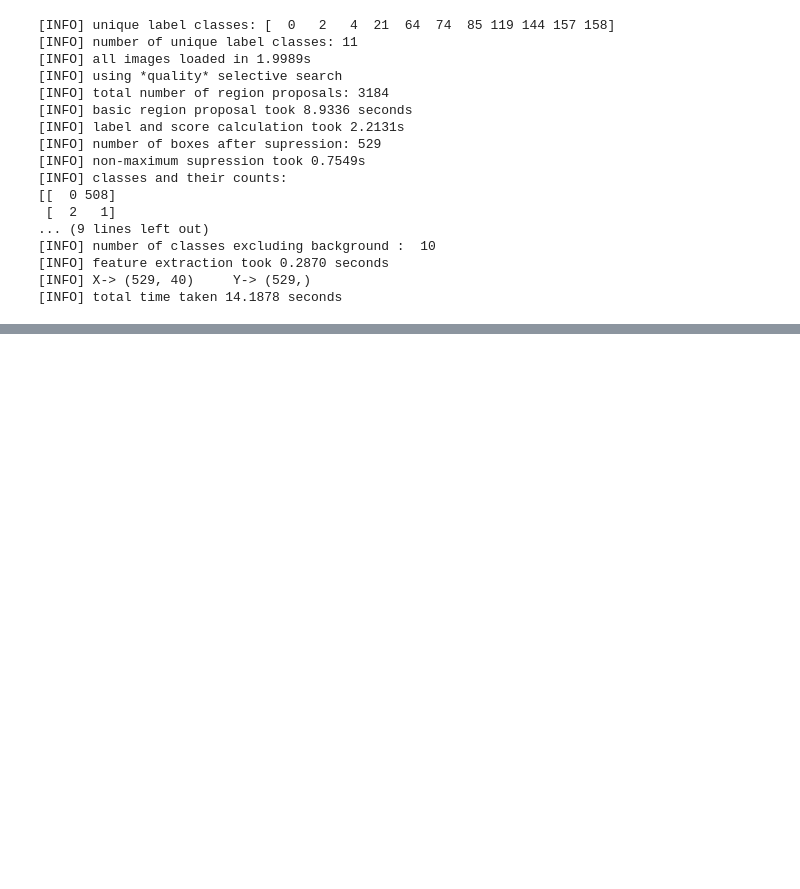
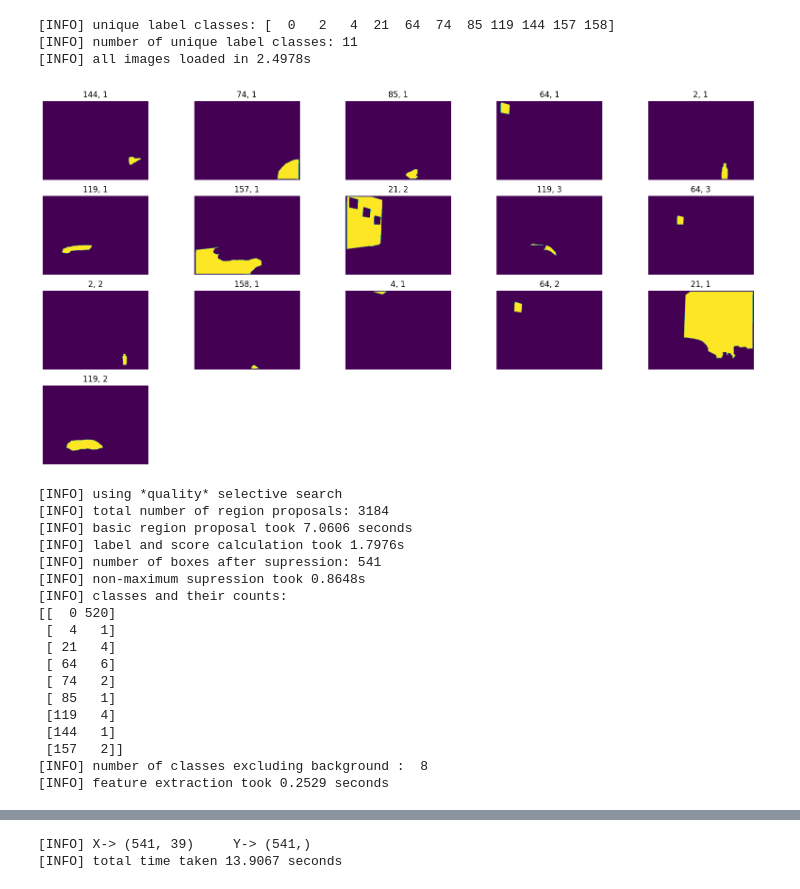
Before and after one commit to ek234/RCNN-depth-py, a Jupyter notebook: region_proposal/selectivesearch.ipynb, the cells around one changed output, grey strips where cells are left out. Drawn from its saved outputs; the diff is of its cells as text; code cells hidden in the pictures; blank space fills up the shorter version.

```diff
--- a/region_proposal/selectivesearch.ipynb
+++ b/region_proposal/selectivesearch.ipynb
@@ -54,20 +92,25 @@ X__, Y__ = get_features_from_filename("69", print_plots=False, print_info=True)
 # %%
-X__, Y__ = get_features_from_filename("72", print_plots=False, print_info=True)
+X__, Y__ = get_features_from_filename("72", print_plots=True, print_info=True)
 # %% [output]
 [INFO] unique label classes: [  0   2   4  21  64  74  85 119 144 157 158]
 [INFO] number of unique label classes: 11
-[INFO] all images loaded in 1.9989s
-[INFO] using *quality* selective search
-[INFO] total number of region proposals: 3184
-[INFO] basic region proposal took 8.9336 seconds
-[INFO] label and score calculation took 2.2131s
-[INFO] number of boxes after supression: 529
-[INFO] non-maximum supression took 0.7549s
-[INFO] classes and their counts:
-[[  0 508]
- [  2   1]
-... (9 lines left out)
-[INFO] number of classes excluding background :  10
-[INFO] feature extraction took 0.2870 seconds
-[INFO] X-> (529, 40)     Y-> (529,)
-[INFO] total time taken 14.1878 seconds
+[INFO] all images loaded in 2.4978s
+[figure, added]
+[INFO] using *quality* selective search
+[INFO] total number of region proposals: 3184
+[INFO] basic region proposal took 7.0606 seconds
+[INFO] label and score calculation took 1.7976s
+[INFO] number of boxes after supression: 541
+[INFO] non-maximum supression took 0.8648s
+[INFO] classes and their counts:
+[[  0 520]
+ [  4   1]
+ [ 21   4]
+ [ 64   6]
+ [ 74   2]
+ [ 85   1]
+ [119   4]
+ [144   1]
+ [157   2]]
+[INFO] number of classes excluding background :  8
+[INFO] feature extraction took 0.2529 seconds
@@ -73,0 +118,2 @@ X__, Y__ = get_features_from_filename("72", print_plots=False, print_info=True)
+[INFO] X-> (541, 39)     Y-> (541,)
+[INFO] total time taken 13.9067 seconds
```
Also changed, not shown: parts of 7 cells of this notebook, 2 other files.
